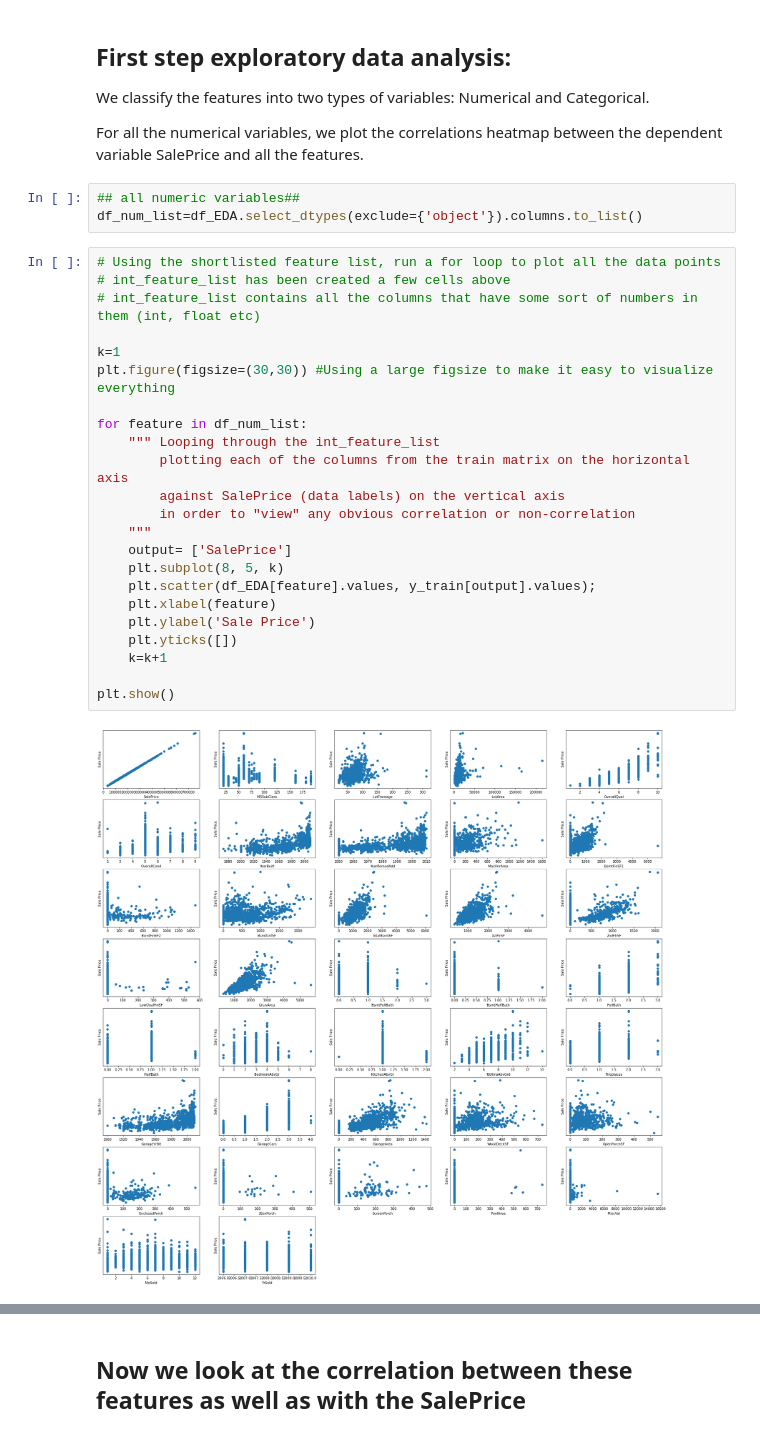
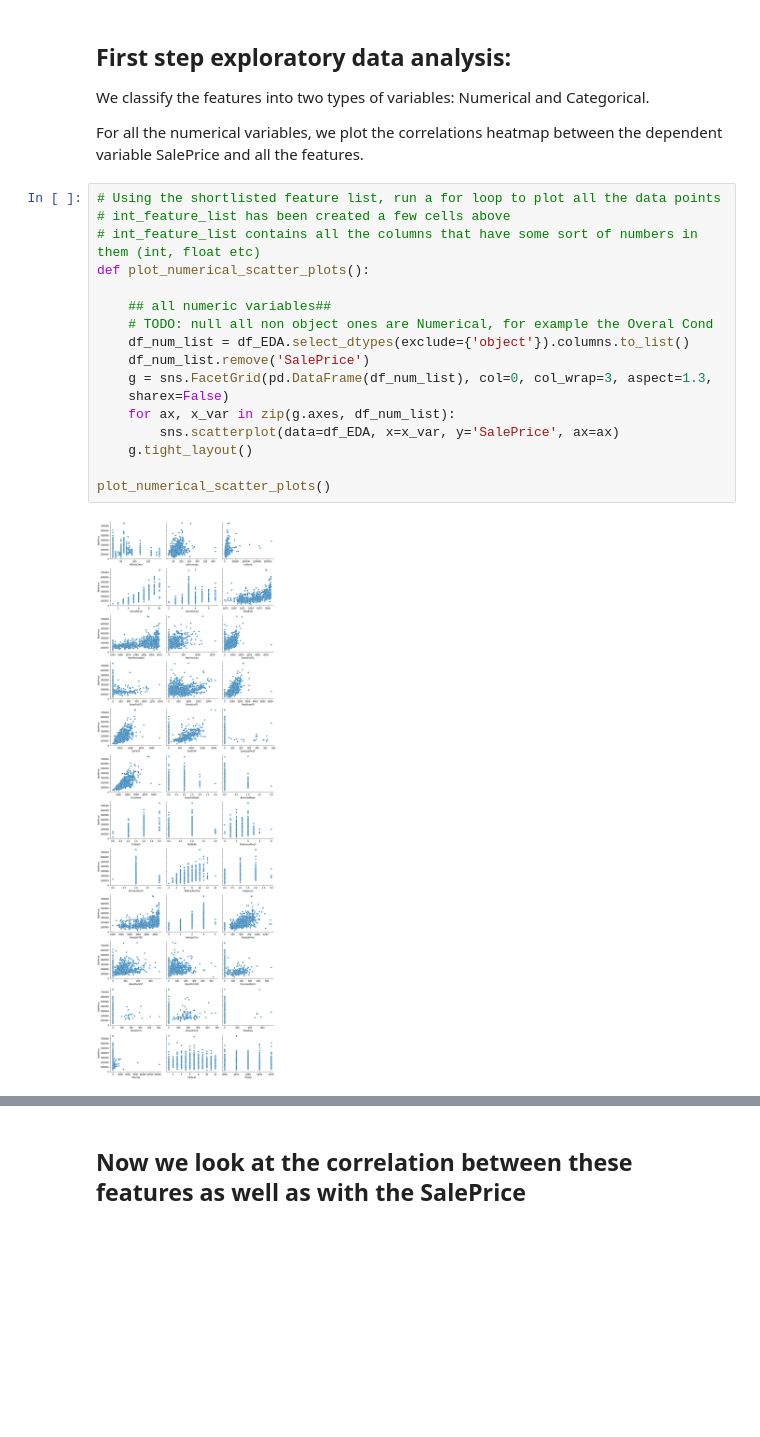
Before and after one commit to pmotameni/mids-w207-final-project, a Jupyter notebook: w207_consolidated.ipynb, the cells around one changed output, grey strips where cells are left out. Drawn from its saved outputs; the diff is of its cells as text; blank space fills up the shorter version.

```diff
--- a/w207_consolidated.ipynb
+++ b/w207_consolidated.ipynb
@@ -387,31 +391,22 @@ df_EDA=y_train.merge(X_train, how="inner",left_index=True,right_index=True)
 We classify the features into two types of variables: Numerical and Categorical.
 
 For all the numerical variables, we plot the correlations heatmap between the dependent variable SalePrice and all the features.
-# %%
-## all numeric variables##
-df_num_list=df_EDA.select_dtypes(exclude={'object'}).columns.to_list()
-# %%
-# Using the shortlisted feature list, run a for loop to plot all the data points
-# int_feature_list has been created a few cells above
-# int_feature_list contains all the columns that have some sort of numbers in them (int, float etc)
-
-k=1
-plt.figure(figsize=(30,30)) #Using a large figsize to make it easy to visualize everything
-
-for feature in df_num_list:
-    """ Looping through the int_feature_list
-        plotting each of the columns from the train matrix on the horizontal axis
-        against SalePrice (data labels) on the vertical axis
-        in order to "view" any obvious correlation or non-correlation
-    """
-    output= ['SalePrice']
-    plt.subplot(8, 5, k)
-    plt.scatter(df_EDA[feature].values, y_train[output].values);
-    plt.xlabel(feature)
-    plt.ylabel('Sale Price')
-    plt.yticks([])
-    k=k+1
-
-plt.show()
-# %% [output]
-[figure, removed]
+# %%
+# Using the shortlisted feature list, run a for loop to plot all the data points
+# int_feature_list has been created a few cells above
+# int_feature_list contains all the columns that have some sort of numbers in them (int, float etc)
+def plot_numerical_scatter_plots():
+
+    ## all numeric variables##
+    # TODO: null all non object ones are Numerical, for example the Overal Cond
+    df_num_list = df_EDA.select_dtypes(exclude={'object'}).columns.to_list()
+    df_num_list.remove('SalePrice')
+    g = sns.FacetGrid(pd.DataFrame(df_num_list), col=0, col_wrap=3, aspect=1.3,
+    sharex=False)
+    for ax, x_var in zip(g.axes, df_num_list):
+        sns.scatterplot(data=df_EDA, x=x_var, y='SalePrice', ax=ax)
+    g.tight_layout()
+
+plot_numerical_scatter_plots()
+# %% [output]
+[figure, added]
```
Also changed, not shown: parts of 12 cells of this notebook, 1 other file.
